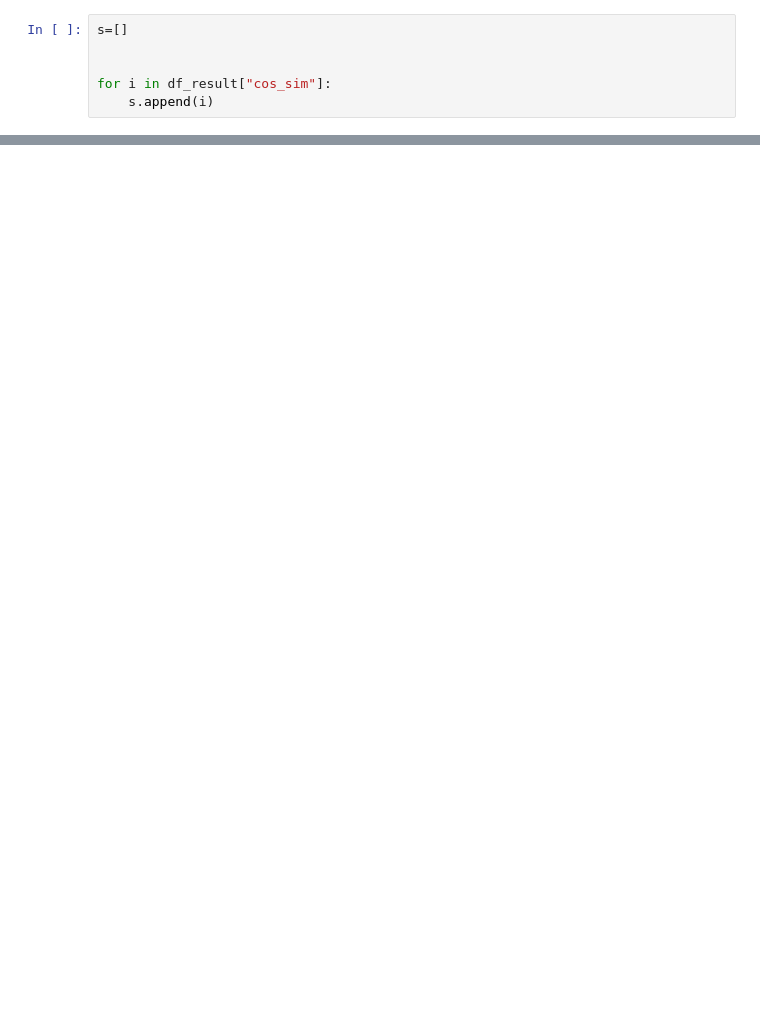
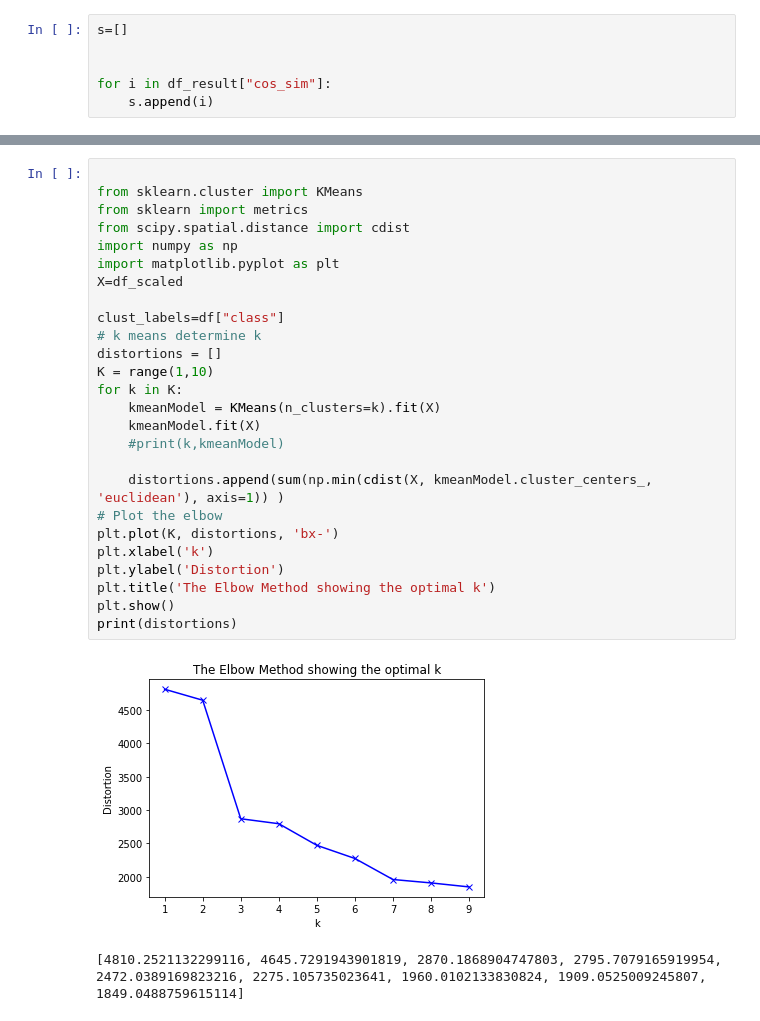
Before and after one commit to harshaks23/ML_DS, a Jupyter notebook: TextAnalysis1.ipynb, the cells around one changed output, grey strips where cells are left out. Drawn from its saved outputs; the diff is of its cells as text; blank space fills up the shorter version.

```diff
--- a/TextAnalysis1.ipynb
+++ b/TextAnalysis1.ipynb
@@ -108,0 +259,29 @@ True
+# %%
+
+from sklearn.cluster import KMeans
+from sklearn import metrics
+from scipy.spatial.distance import cdist
+import numpy as np
+import matplotlib.pyplot as plt
+X=df_scaled
+
+clust_labels=df["class"]
+# k means determine k
+distortions = []
+K = range(1,10)
+for k in K:
+    kmeanModel = KMeans(n_clusters=k).fit(X)
+    kmeanModel.fit(X)
+    #print(k,kmeanModel)
+
+    distortions.append(sum(np.min(cdist(X, kmeanModel.cluster_centers_, 'euclidean'), axis=1)) )
+# Plot the elbow
+plt.plot(K, distortions, 'bx-')
+plt.xlabel('k')
+plt.ylabel('Distortion')
+plt.title('The Elbow Method showing the optimal k')
+plt.show()
+print(distortions)
+# %% [output]
+[figure, added]
+[4810.2521132299116, 4645.7291943901819, 2870.1868904747803, 2795.7079165919954, 2472.0389169823216, 2275.105735023641, 1960.0102133830824, 1909.0525009245807, 1849.0488759615114]
```
Also changed, not shown: parts of 50 cells of this notebook, 1 other file.
